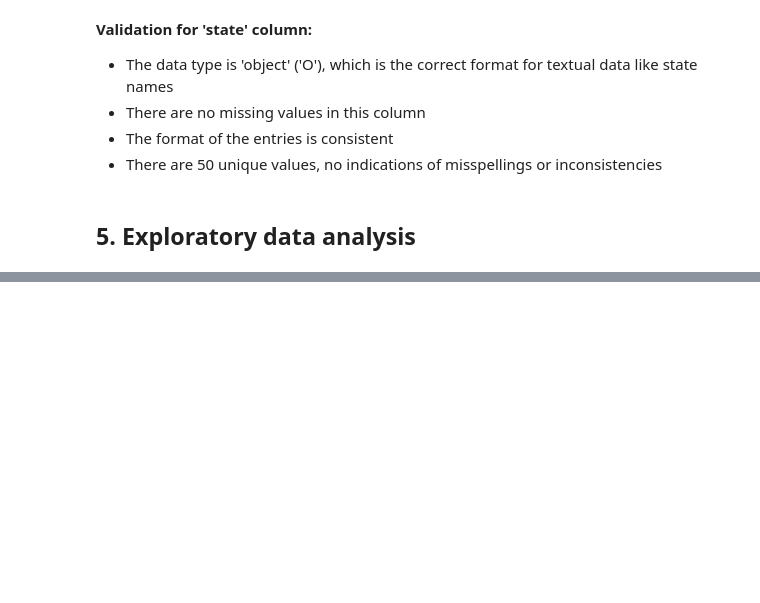
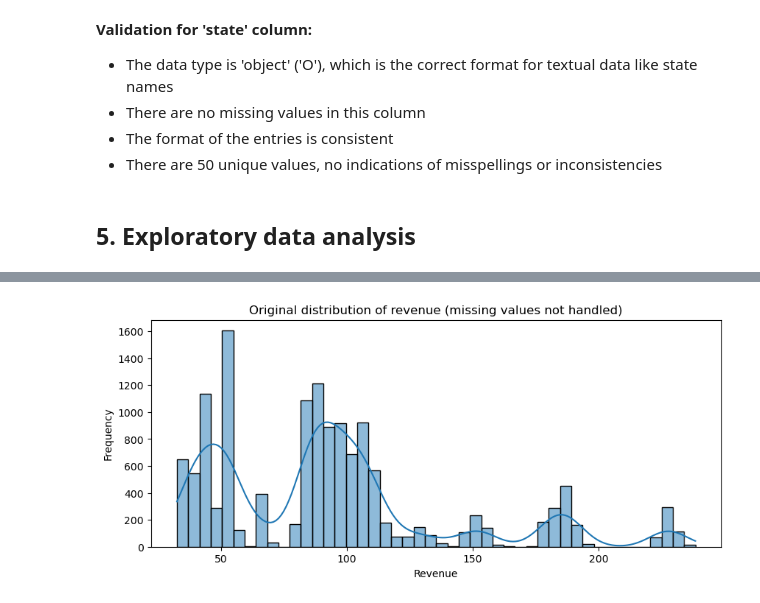
Before and after one commit to mikjf/datacamp_data_analyst_professional_python, a Jupyter notebook: exam_product_sales_analysis.ipynb, the cells around one changed output, grey strips where cells are left out. Drawn from its saved outputs; the diff is of its cells as text; code cells hidden in the pictures; blank space fills up the shorter version.

```diff
--- a/exam_product_sales_analysis.ipynb
+++ b/exam_product_sales_analysis.ipynb
@@ -518,0 +521,10 @@ consistent_format, states_not_in_list
+# %%
+# original distribution disregarding null values
+plt.figure(figsize=(10, 4))
+sns.histplot(data['revenue'], kde=True)
+plt.title('Original distribution of revenue (missing values not handled)')
+plt.xlabel('Revenue')
+plt.ylabel('Frequency')
+plt.show()
+# %% [output]
+[figure, added]
```
Also changed, not shown: parts of 14 cells of this notebook.
